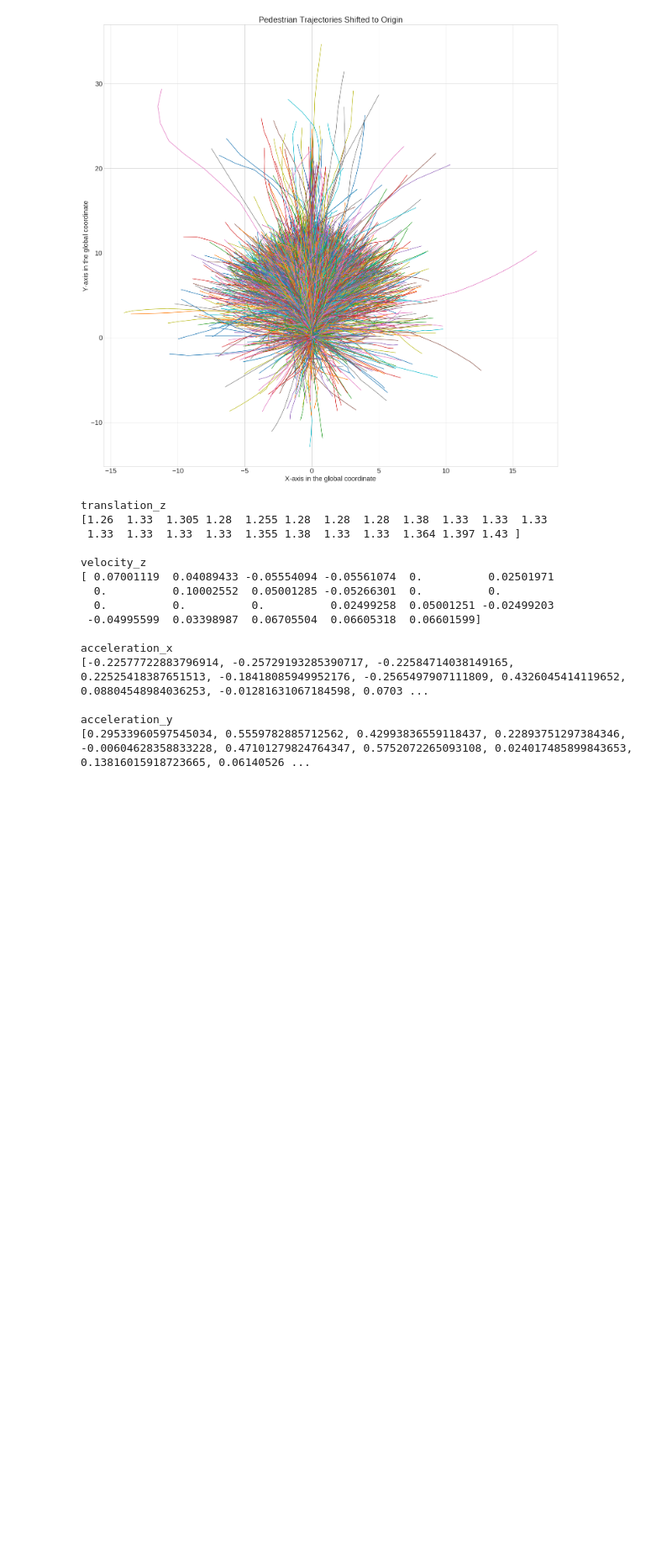
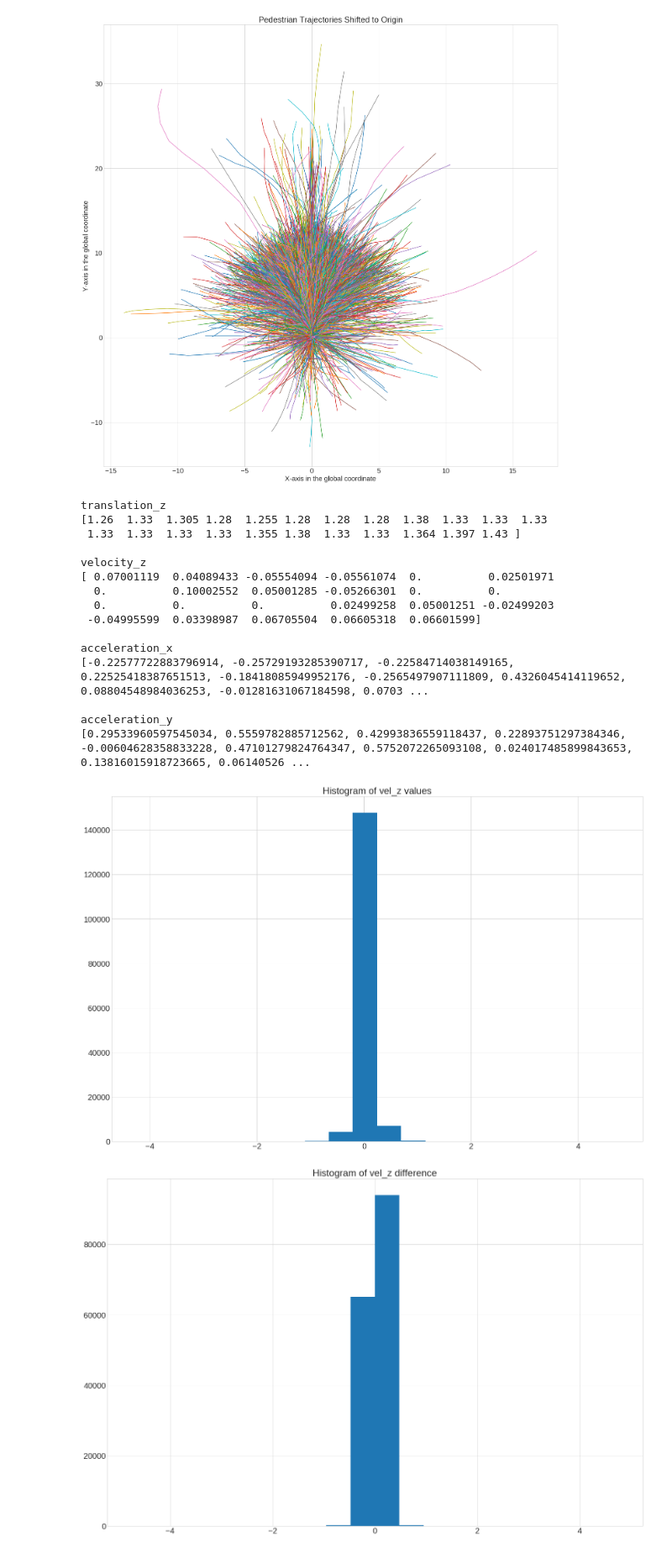
Before and after one commit to Kishaan/nuscenes-devkit, a Jupyter notebook: python-sdk/nuscenes/map_expansion/dataset_creation.ipynb, the cells around one changed output. Shown at 84% size. Cells and saved outputs as stored; diff of their text form; code cells hidden in the pictures; blank space fills up the shorter version.

```diff
--- a/python-sdk/nuscenes/map_expansion/dataset_creation.ipynb
+++ b/python-sdk/nuscenes/map_expansion/dataset_creation.ipynb
@@ -91,3 +91,81 @@ acceleration_x
 
 acceleration_y
 [0.29533960597545034, 0.5559782885712562, 0.42993836559118437, 0.22893751297384346, -0.00604628358833228, 0.47101279824764347, 0.5752072265093108, 0.024017485899843653, 0.13816015918723665, 0.06140526 ...
+# %%
+# plotting histogram of velocity_z diff
+velz = []
+velz_diffs = []
+
+posz = []
+posz_diffs = []
+
+accx = []
+accx_diffs = []
+
+accy = []
+accy_diffs = []
+
+
+for l,z in new_ped_details.items():
+    for i in np.array(z["velocity"])[:,2]:
+        velz.append(i)
+    for t in np.array(z["translation"])[:,2]:
+        posz.append(t)
+    for ax in np.array(z["acceleration_x"]):
+        accx.append(ax)
+    for ay in np.array(z["acceleration_y"]):
+        accy.append(ay)
+
+plt.figure(figsize=(24,16))
+plt.rcParams.update({'font.size': 20})
+
+plt.hist(velz, bins=20)
+plt.title("Histogram of vel_z values")
+plt.savefig("images/velz.png", bbox_inches='tight', pad_inches=1)
+plt.show()
+
+plt.figure(figsize=(24,16))
+plt.rcParams.update({'font.size': 20})
+
+velz_diffs = np.diff(velz)
+plt.hist(velz_diffs, bins=20)
+plt.title("Histogram of vel_z difference")
+plt.savefig("images/velz_diff.png", bbox_inches='tight', pad_inches=1)
+plt.show()
+
+plt.figure(figsize=(24,16))
+plt.rcParams.update({'font.size': 20})
+
+plt.hist(accx, bins=20)
+plt.title("Histogram of accx values")
+plt.savefig("images/accx.png", bbox_inches='tight', pad_inches=1)
+plt.show()
+
+plt.figure(figsize=(24,16))
+plt.rcParams.update({'font.size': 20})
+
+accx_diffs = np.diff(accx)
+plt.hist(accx_diffs, bins=20)
+plt.title("Histogram of accx difference")
+plt.savefig("images/accx_diff.png", bbox_inches='tight', pad_inches=1)
+plt.show()
+
+plt.figure(figsize=(24,16))
+plt.rcParams.update({'font.size': 20})
+
+plt.hist(accy, bins=20)
+plt.title("Histogram of accy values")
+plt.savefig("images/accy.png", bbox_inches='tight', pad_inches=1)
+plt.show()
+
+plt.figure(figsize=(24,16))
+plt.rcParams.update({'font.size': 20})
+
+accy_diffs = np.diff(accy)
+plt.hist(accy_diffs, bins=20)
+plt.title("Histogram of accy difference")
+plt.savefig("images/accy_diff.png", bbox_inches='tight', pad_inches=1)
+plt.show()
+# %% [output]
+[figure, added]
+[figure, added]
```
Also changed, not shown: parts of 2 cells of this notebook, 2 other files.
